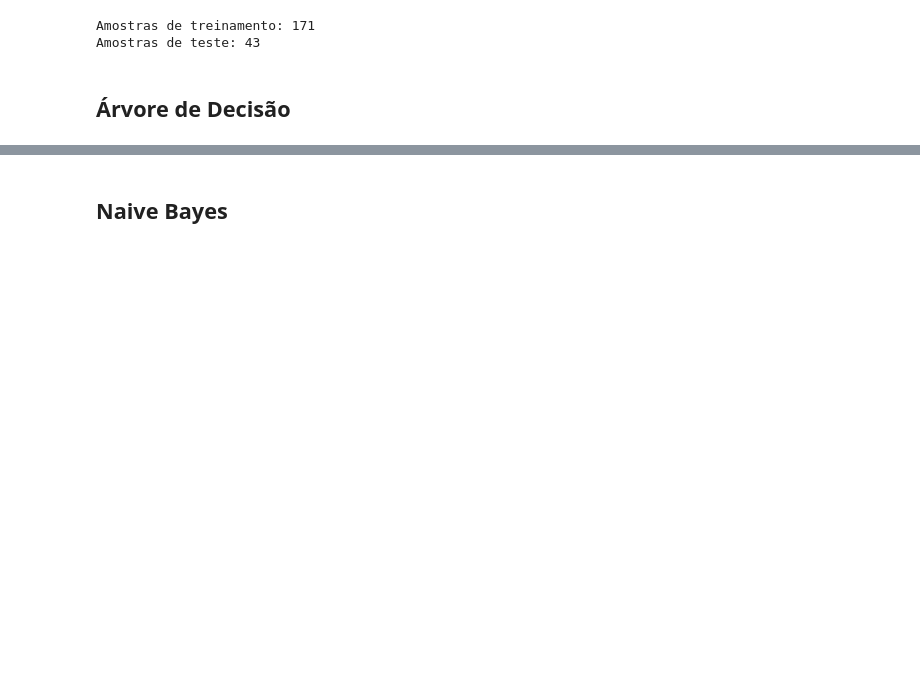
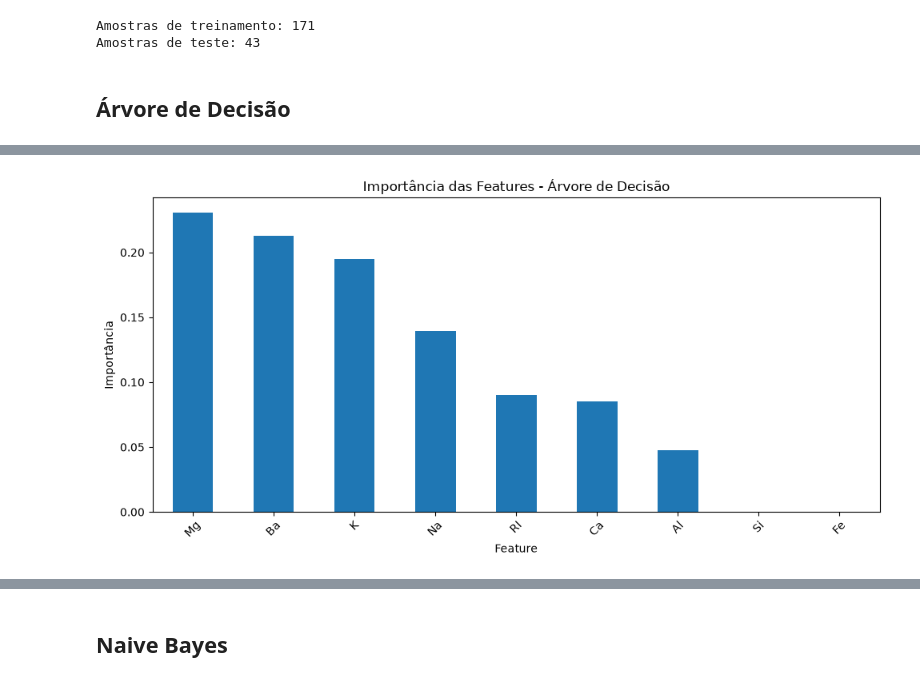
Before and after one commit to SerErichi/Trab1_Aprendizado_Maquina, a Jupyter notebook: trab1.ipynb, the cells around one changed output, grey strips where cells are left out. Saved outputs shown, nothing was run; the diff lists cells and outputs as text; code cells hidden in the pictures; blank space fills up the shorter version.

```diff
--- a/trab1.ipynb
+++ b/trab1.ipynb
@@ -209,0 +201,10 @@ ExecutableNotFound: failed to execute WindowsPath('dot'), make sure the Graphviz
+# %%
+import pandas as pd
+
+importancias_arvore = pd.Series(
+    modelo_arvore.feature_importances_,
+    index=X.columns
+).sort_values(ascending=False)
+
+print("Importância das features:")
+display(importancias_arvore)
@@ -209,0 +223,14 @@ ExecutableNotFound: failed to execute WindowsPath('dot'), make sure the Graphviz
+# %%
+plt.figure(figsize=(10, 5))
+
+importancias_arvore.plot(kind="bar")
+
+plt.title("Importância das Features - Árvore de Decisão")
+plt.xlabel("Feature")
+plt.ylabel("Importância")
+plt.xticks(rotation=45)
+
+plt.tight_layout()
+plt.show()
+# %% [output]
+[figure, added]
```
Also changed, not shown: parts of 28 cells of this notebook.
